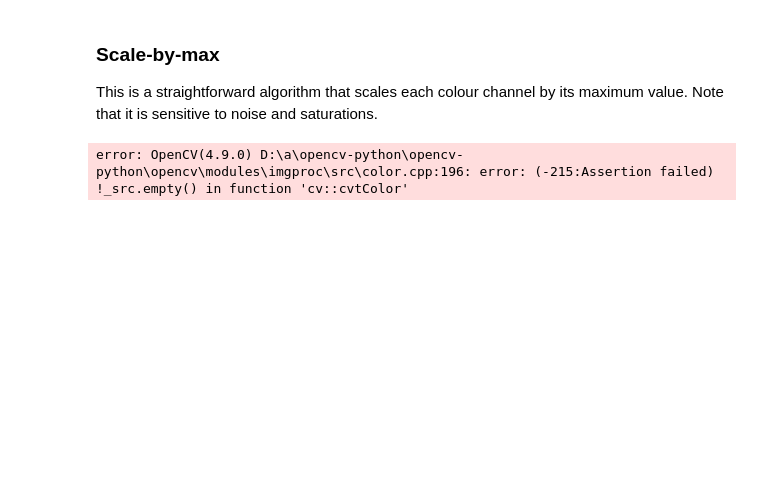
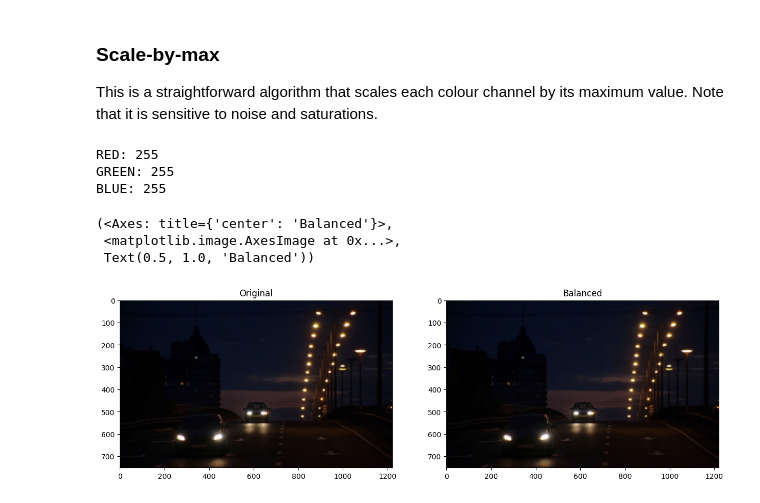
Before and after one commit to DenisKozachok/AI_learning, a Jupyter notebook: Lesson2/Homework2.ipynb, the cells around one changed output. Cells and saved outputs as stored; diff of their text form; code cells hidden in the pictures; blank space fills up the shorter version.

```diff
--- a/Lesson2/Homework2.ipynb
+++ b/Lesson2/Homework2.ipynb
@@ -103,22 +96,34 @@ kb: 1
 This is a straightforward algorithm that scales each colour channel by its maximum value. Note that it is sensitive to noise and saturations.
 # %%
 # Load your image
-img = cv2.imread('images/children.jpg')
+img = cv2.imread('D:/AI_learning/images/car1.jpg')
 img = cv2.cvtColor(img, cv2.COLOR_BGR2RGB)
 
 # Compute the maximum values for all three colour channels (red, green, blue)
 max_r = np.max(img[:, :, 0])
 max_g = np.max(img[:, :, 1])
 max_b = np.max(img[:, :, 2])
 
 print("RED:", max_r)
 print("GREEN:", max_g)
 print("BLUE:", max_b)
 
 # # Apply scale-by-max balancing and generate the balanced image
-balanced = color_balance(img, 1.0)
+balanced = img.copy().astype(np.float32)
+balanced[:, :, 0] *= 255.0 / max_r
+balanced[:, :, 1] *= 255.0 / max_g
+balanced[:, :, 2] *= 255.0 / max_b
 
-plt.subplot(121), plt.imshow(img)
-plt.subplot(122), plt.imshow(balanced)
+balanced = np.clip(balanced, 0, 255).astype(np.uint8)
+
+
+plt.subplot(121), plt.imshow(img), plt.title('Original')
+plt.subplot(122), plt.imshow(balanced), plt.title('Balanced')
 # %% [output]
-error: OpenCV(4.9.0) D:\a\opencv-python\opencv-python\opencv\modules\imgproc\src\color.cpp:196: error: (-215:Assertion failed) !_src.empty() in function 'cv::cvtColor'
+RED: 255
+GREEN: 255
+BLUE: 255
+(<Axes: title={'center': 'Balanced'}>,
+ <matplotlib.image.AxesImage at 0x...>,
+ Text(0.5, 1.0, 'Balanced'))
+[figure, added]
```
Also changed, not shown: parts of 4 cells of this notebook.
